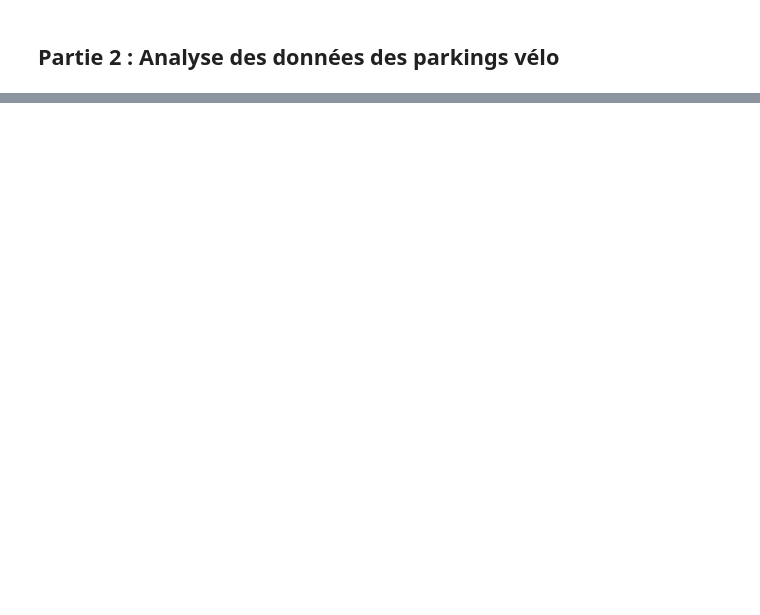
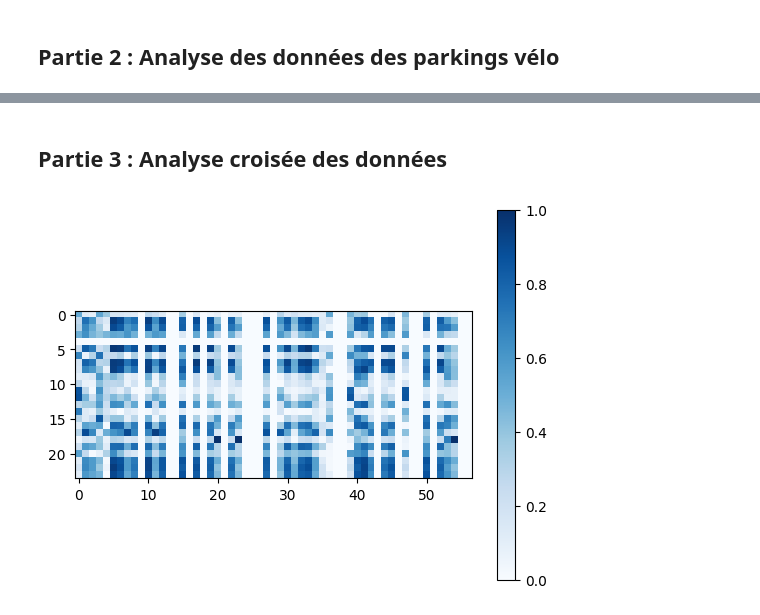
Before and after one commit to DUPUISMax/SAE_donn-es, a Jupyter notebook: analyse/Donnee.ipynb, the cells around one changed output, grey strips where cells are left out. Drawn from its saved outputs; the diff is of its cells as text; code cells hidden in the pictures; blank space fills up the shorter version.

```diff
--- a/analyse/Donnee.ipynb
+++ b/analyse/Donnee.ipynb
@@ -459,0 +447,15 @@ MEF(chargevelodispo(data))
+# %% [markdown]
+## Partie 3 : Analyse croisée des données
+# %%
+with open('../données/Vélo/22.01.22h.json', 'r') as file:
+    data_velo = json.load(file)
+
+with open('../données/Voiture/22.01.22h.json', 'r') as file:
+    data_voiture = json.load(file)
+
+tableauvoiture = chargevoiture(data_voiture)
+tableauvelo = chargeveloplace(data_velo)
+
+MEFcroisee(tableaucor(tableauvoiture), tableaucor(tableauvelo))
+# %% [output]
+[figure, added]
```
Also changed, not shown: parts of 8 cells of this notebook.
